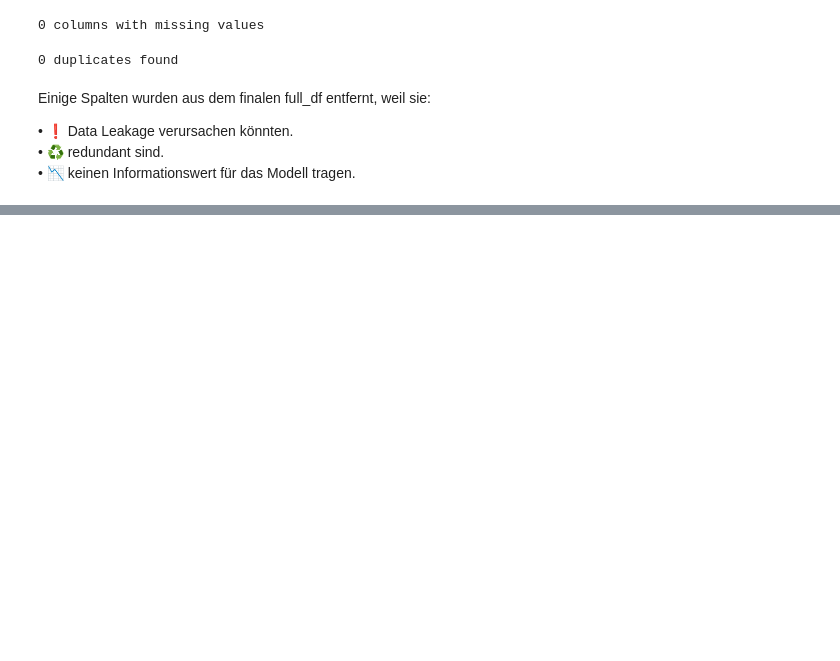
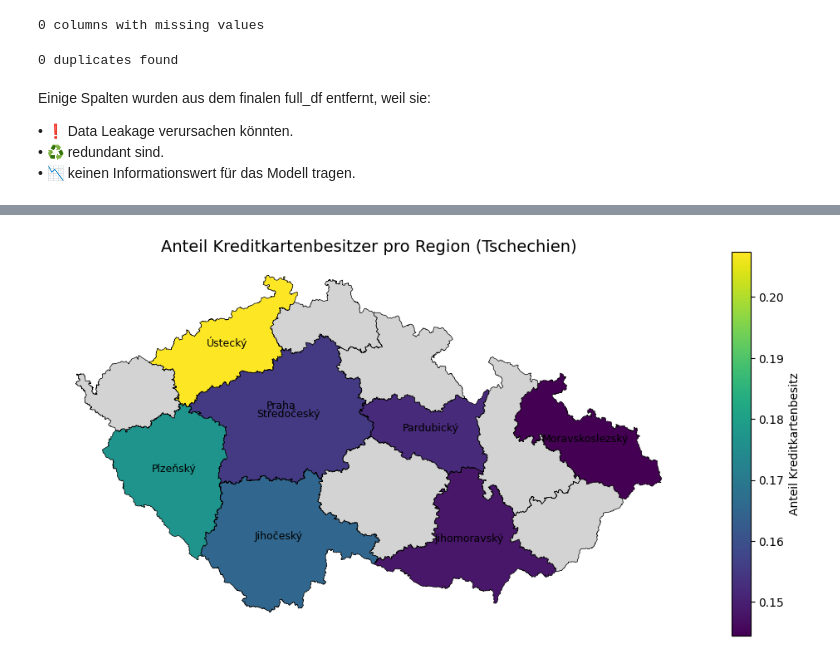
Before and after one commit to Steff72/aml_challenge, a Jupyter notebook: aml_challenge.ipynb, the cells around one changed output, grey strips where cells are left out. Saved outputs shown, nothing was run; the diff lists cells and outputs as text; code cells hidden in the pictures; blank space fills up the shorter version.

```diff
--- a/aml_challenge.ipynb
+++ b/aml_challenge.ipynb
@@ -1796,7 +1799,7 @@ Name: count, dtype: int64
 drop_cols = [
     # IDs & technische Felder
     'role', 'client_id', 'disp_id', 'account_id', 'card_id',
-    'district_name', 'region', 'district_id',
+    'district_name', 'district_id',
 
     # Zeitlich riskante oder leaky Felder
     'birth_date', 'loan_date', 'issued',
@@ -1809,7 +1812,7 @@ drop_cols = [
     'no_cities', 'entrepreneurs_per_1000', 'card_type',
 
     # Nichtmodellrelevante Zeitmerkmale
-    'start_window', 'end_month', 'date_created'
+    'start_window', 'date_created'
 ]
 
 # Entfernen irrelevanter Spalten
@@ -1854,0 +1876,86 @@ Einige Spalten wurden aus dem finalen full_df entfernt, weil sie:
+# %%
+# Karte: Anteil Kreditkartenbesitz pro Region (Kraj)
+import geopandas as gpd
+
+# 1. GeoJSON laden (Pfad ggf. anpassen)
+gdf_regions = gpd.read_file("geojson/kraje.json")
+
+# 2. Mapping von deinen Regionen zu offiziellen Kraje
+region_mapping = {
+    "Prague": "Praha",
+    "central Bohemia": "Středočeský",
+    "west Bohemia": "Plzeňský",
+    "north Bohemia": "Ústecký",
+    "east Bohemia": "Pardubický",
+    "south Bohemia": "Jihočeský",
+    "south Moravia": "Jihomoravský",
+    "north Moravia": "Moravskoslezský"
+}
+
+# ⚠️ Umwandeln in string und ersetzen, um FutureWarning zu vermeiden
+reduced_df["region"] = reduced_df["region"].astype(str).replace(region_mapping)
+
+# 3. Mapping von NUTS3-ID auf Regionennamen im GeoDataFrame
+nuts_to_region = {
+    "CZ0100000000": "Praha",
+    "CZ0200000000": "Středočeský",
+    "CZ0310000000": "Jihočeský",
+    "CZ0320000000": "Plzeňský",
+    "CZ0410000000": "Karlovarský",
+    "CZ0420000000": "Ústecký",
+    "CZ0510000000": "Liberecký",
+    "CZ0520000000": "Královéhradecký",
+    "CZ0530000000": "Pardubický",
+    "CZ0630000000": "Vysočina",
+    "CZ0640000000": "Jihomoravský",
+    "CZ0710000000": "Olomoucký",
+    "CZ0720000000": "Zlínský",
+    "CZ0800000000": "Moravskoslezský"
+}
+
+gdf_regions["region"] = gdf_regions["id"].map(nuts_to_region)
+
+# 4. Aggregation der Kreditkartenanteile
+region_stats = reduced_df.groupby("region", observed=False).agg(
+    total_customers=("has_credit_card", "count"),
+    credit_card_share=("has_credit_card", "mean")
+).reset_index()
+
+# 5. Merge mit GeoDataFrame
+gdf_merged = gdf_regions.merge(region_stats, on="region", how="left")
+
+# 6. Plot erstellen
+fig, ax = plt.subplots(1, 1, figsize=(10, 8))
+
+# Choroplethenkarte
+gdf_merged.plot(column='credit_card_share', cmap='viridis', legend=True,
+                legend_kwds={'label': "Anteil Kreditkartenbesitz", 'shrink': 0.6},
+                missing_kwds={'color': 'lightgrey'},
+                edgecolor='black', linewidth=0.5, ax=ax)
+
+# Regionstitel setzen
+plt.title("Anteil Kreditkartenbesitzer pro Region (Tschechien)", fontsize=14)
+
+# Achsen ausblenden
+plt.axis('off')
+
+# Zentroiden berechnen (für Label-Position)
+gdf_labeled = gdf_merged.dropna(subset=["credit_card_share"]).copy()
+# Projektionssystem transformieren (z. B. EPSG:5514 für CZ)
+gdf_labeled_proj = gdf_labeled.to_crs(epsg=5514)
+
+# Zentroiden im metrischen System berechnen
+gdf_labeled["coords"] = gdf_labeled_proj.centroid.to_crs(gdf_labeled.crs)
+
+# Beschriftungen hinzufügen
+for _, row in gdf_labeled.iterrows():
+    plt.annotate(text=row["region"],
+                 xy=(row["coords"].x, row["coords"].y),
+                 horizontalalignment='center',
+                 fontsize=9,
+                 color='black')
+
+plt.tight_layout()
+plt.show()
+# %% [output]
+[figure, added]
```
Also changed, not shown: parts of 22 cells of this notebook, 5 other files.
